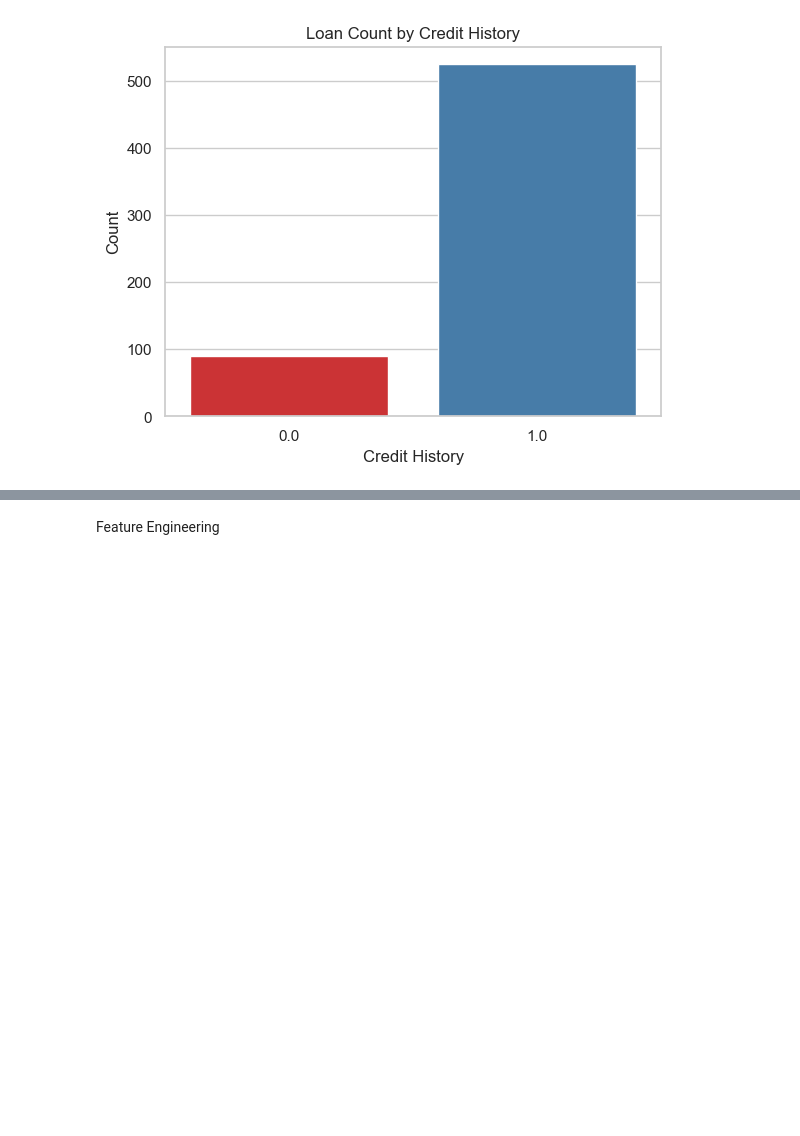
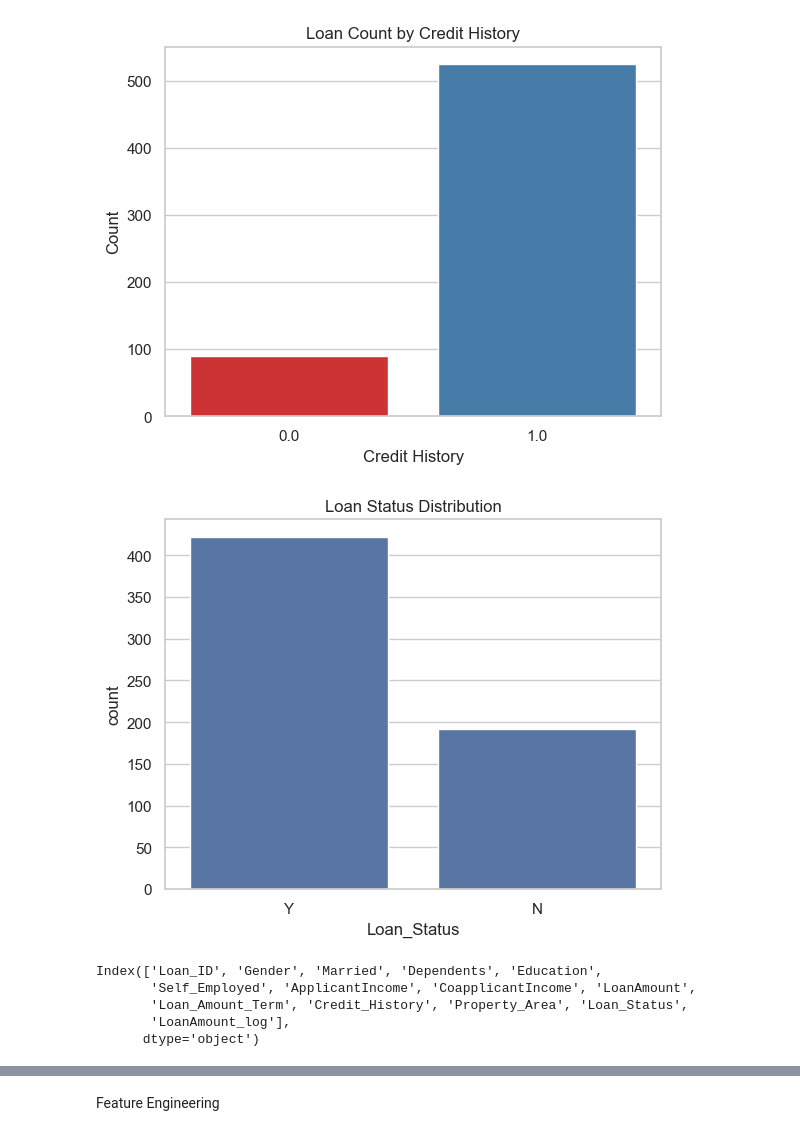
Before and after one commit to masangitabhattarai/loan_approval, a Jupyter notebook: notebook/loan_approval.ipynb, the cells around one changed output, grey strips where cells are left out. Saved outputs shown, nothing was run; the diff lists cells and outputs as text; code cells hidden in the pictures; blank space fills up the shorter version.

```diff
--- a/notebook/loan_approval.ipynb
+++ b/notebook/loan_approval.ipynb
@@ -266,0 +226,17 @@ df['Dependents'] = pd.to_numeric(df['Dependents'].replace('3+', 3))
+# %%
+import matplotlib.pyplot as plt
+import seaborn as sns
+
+sns.countplot(x='Loan_Status', data=df)
+plt.title('Loan Status Distribution')
+plt.show()
+# %% [output]
+[figure, added]
+# %%
+df.columns
+# %% [output]
+Index(['Loan_ID', 'Gender', 'Married', 'Dependents', 'Education',
+       'Self_Employed', 'ApplicantIncome', 'CoapplicantIncome', 'LoanAmount',
+       'Loan_Amount_Term', 'Credit_History', 'Property_Area', 'Loan_Status',
+       'LoanAmount_log'],
+      dtype='object')
```
Also changed, not shown: parts of 44 cells of this notebook.
